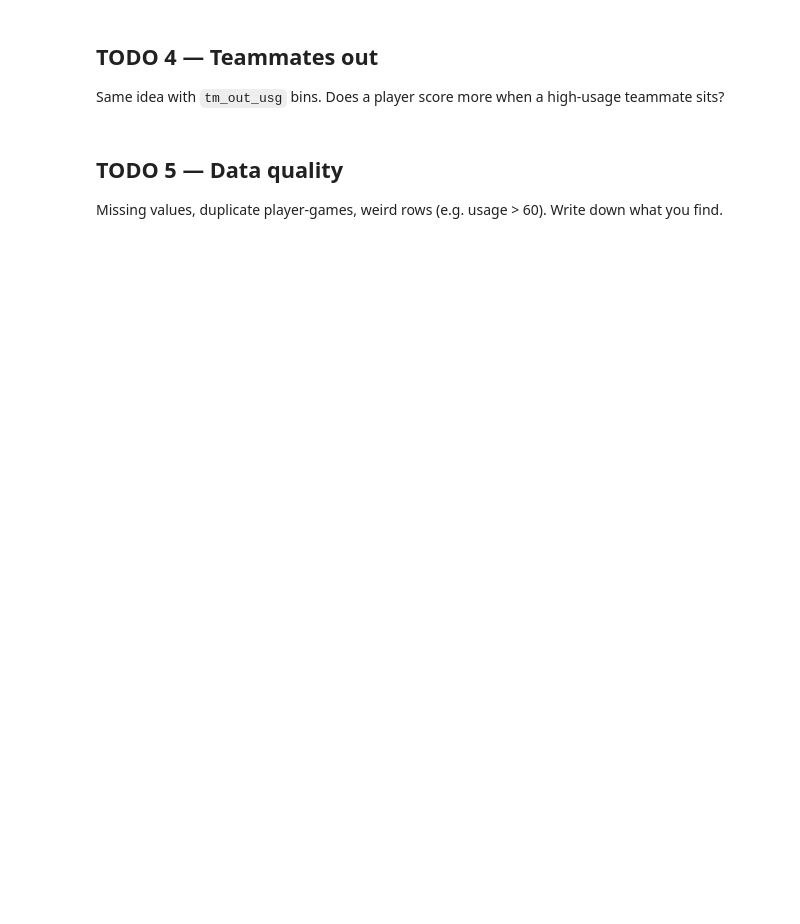
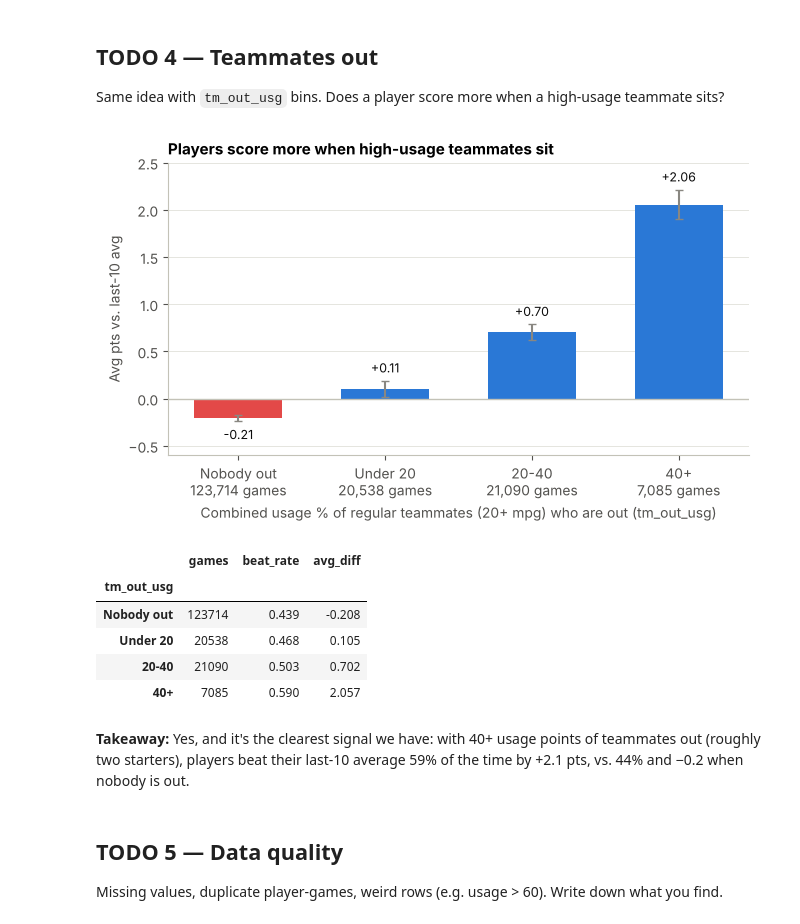
Before and after one commit to cmwada-afk/eclipse-nba-points, a Jupyter notebook: notebooks/01_eda_starter.ipynb, the cells around one changed output. Cells and saved outputs as stored; diff of their text form; code cells hidden in the pictures; blank space fills up the shorter version.

```diff
--- a/notebooks/01_eda_starter.ipynb
+++ b/notebooks/01_eda_starter.ipynb
@@ -27,6 +161,30 @@ Bin `opp_drtg_l10` into quintiles; average `pts - pts_l10` per bin. Do players s
 # %% [markdown]
 ## TODO 4 — Teammates out
 Same idea with `tm_out_usg` bins. Does a player score more when a high-usage teammate sits?
+# %%
+out_bins = pd.cut(train.tm_out_usg, [-0.1, 0, 20, 40, 1000], labels=['Nobody out', 'Under 20', '20-40', '40+'])
+g = train.groupby(out_bins, observed=True)['diff'].agg(['mean', 'std', 'size'])
+labels = [f'{name}\n{n:,} games' for name, n in zip(g.index, g['size'])]
+
+fig, ax = plt.subplots(figsize=(7.5, 3.8))
+diff_bars(ax, g, labels)
+ax.set(xlabel='Combined usage % of regular teammates (20+ mpg) who are out (tm_out_usg)',
+       ylabel='Avg pts vs. last-10 avg', ylim=(-0.6, 2.5),
+       title='Players score more when high-usage teammates sit')
+plt.show()
+
+train.groupby(out_bins, observed=True).agg(games=('pts', 'size'), beat_rate=('beat', 'mean'),
+                                            avg_diff=('diff', 'mean')).round(3)
+# %% [output]
+[figure, added]
+|  | games | beat_rate | avg_diff |
+| tm_out_usg |  |  |  |
+| Nobody out | 123714 | 0.439 | -0.208 |
+| Under 20 | 20538 | 0.468 | 0.105 |
+| 20-40 | 21090 | 0.503 | 0.702 |
+| 40+ | 7085 | 0.590 | 2.057 |
+# %% [markdown]
+**Takeaway:** Yes, and it's the clearest signal we have: with 40+ usage points of teammates out (roughly two starters), players beat their last-10 average 59% of the time by +2.1 pts, vs. 44% and −0.2 when nobody is out.
 # %% [markdown]
 ## TODO 5 — Data quality
 Missing values, duplicate player-games, weird rows (e.g. usage > 60). Write down what you find.
```
Also changed, not shown: parts of 14 cells of this notebook, 2 other files.
